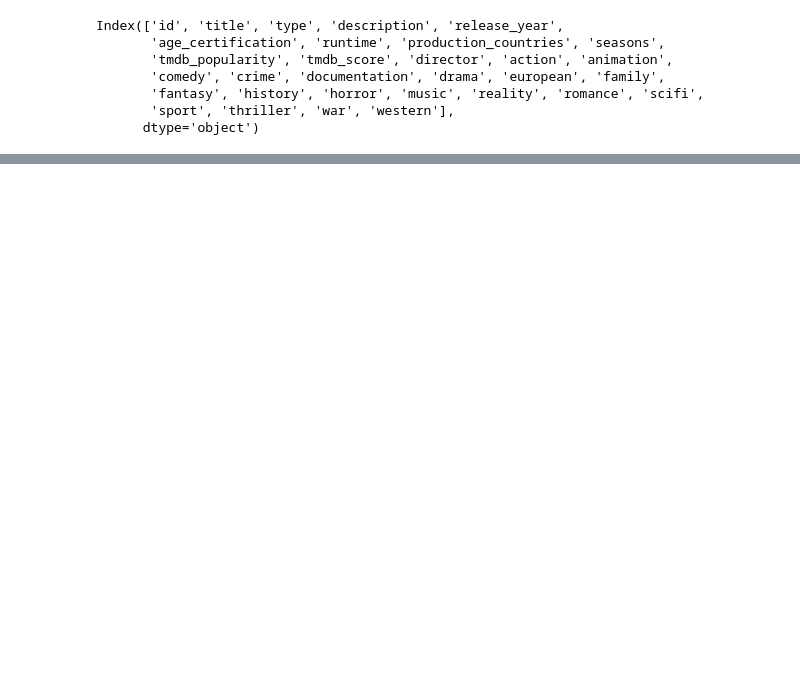
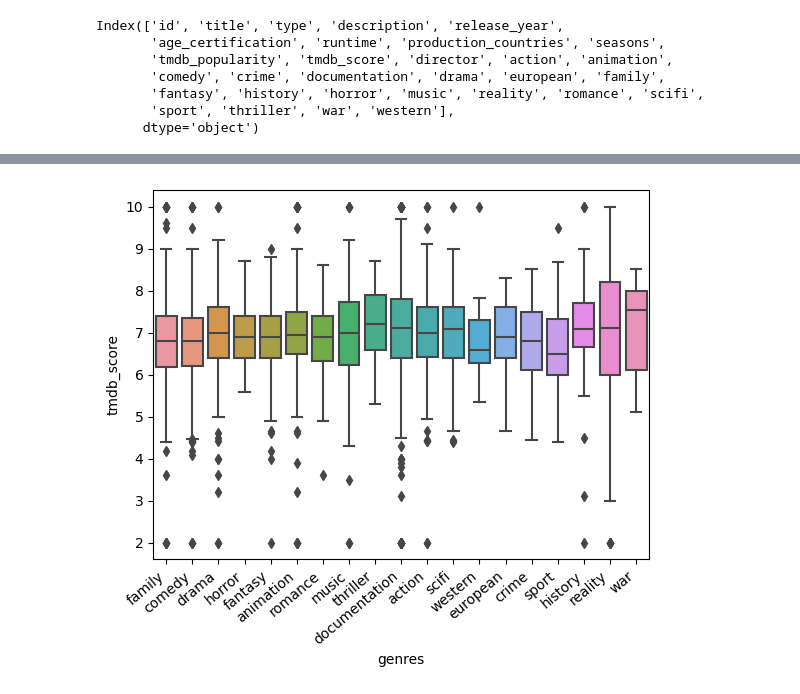
Before and after one commit to emchege/MIS546_Group_Project, a Jupyter notebook: workingdisney+.ipynb, the cells around one changed output, grey strips where cells are left out. Drawn from its saved outputs; the diff is of its cells as text; code cells hidden in the pictures; blank space fills up the shorter version.

```diff
--- a/workingdisney+.ipynb
+++ b/workingdisney+.ipynb
@@ -417,0 +2017,3 @@ RLR train vs test R^2: 0.11379 0.056376
+# %%
+genre_df2 = pd.merge(genre_df, titles2, on =['id'])
+genre_df2.shape
@@ -417,0 +2035,3 @@ RLR train vs test R^2: 0.11379 0.056376
+# %%
+genre_df3 = genre_df2.drop('genres_x', axis=1)
+genre_df3 = genre_df3.rename(columns={'genres_y': 'genres'})
@@ -417,0 +2049,4 @@ RLR train vs test R^2: 0.11379 0.056376
+# %%
+#turn object into list
+from ast import literal_eval
+genre_df3['genres'] = genre_df3['genres'].apply(literal_eval)
@@ -417,0 +2058,2 @@ RLR train vs test R^2: 0.11379 0.056376
+# %%
+genre_df4 = genre_df3.explode('genres', ignore_index=True)
@@ -417,0 +2079,6 @@ RLR train vs test R^2: 0.11379 0.056376
+# %%
+a = sns.boxplot(y = 'tmdb_score', x='genres',data=genre_df4)
+a.set_xticklabels(a.get_xticklabels(), rotation=40, ha="right")
+plt.show()
+# %% [output]
+[figure, added]
```
Also changed, not shown: parts of 238 cells of this notebook.
